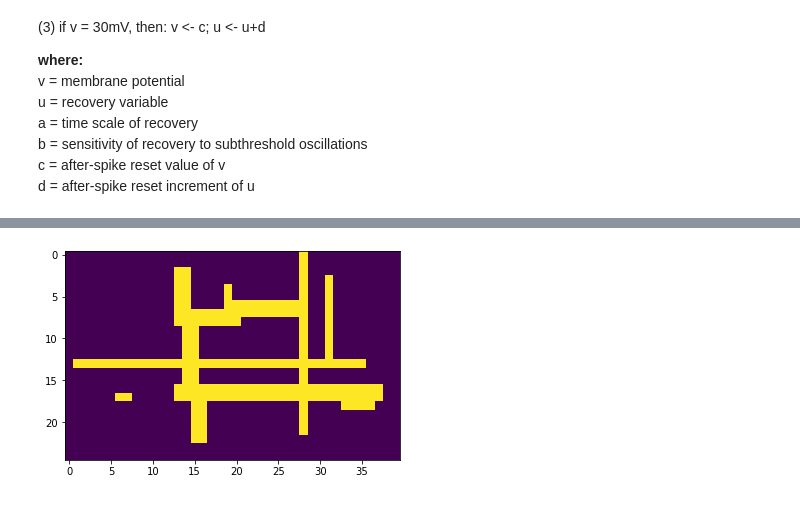
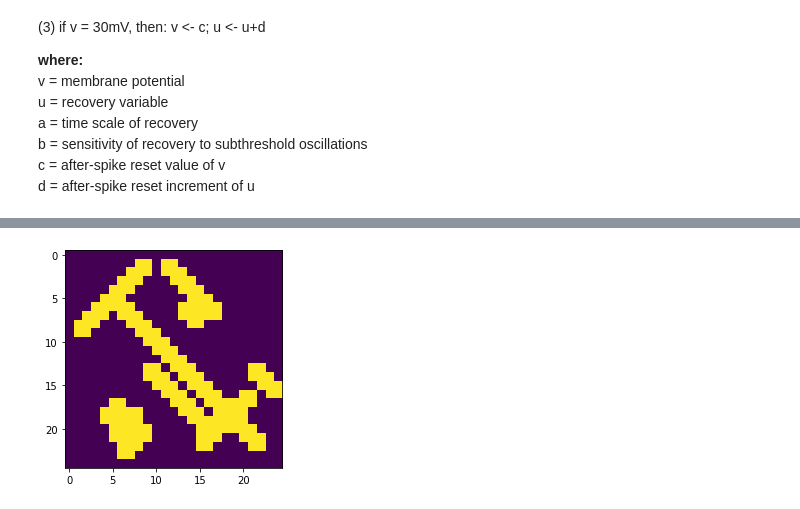
Before and after one commit to two-7182/synchrony, a Jupyter notebook: izhikevich_matlab.ipynb, the cells around one changed output, grey strips where cells are left out. Drawn from its saved outputs; the diff is of its cells as text; code cells hidden in the pictures.

Commit message:
added spatial and angle connections, more functions for pattern generation

```diff
--- a/izhikevich_matlab.ipynb
+++ b/izhikevich_matlab.ipynb
@@ -1,16 +1,17 @@
 # %%
+import itertools
+import math
 import mdp
 import matplotlib.pyplot as plt
 import numpy as np
-from numpy import *
-from numpy.random import *
 import scipy as sp
 import scipy.misc
 from skimage.draw import line_aa
-import numpy as np
 from skimage.draw import line_aa
 import seaborn as sns
 import time
+
+height, width = 18, 18
 # %%
 #filters
 
@@ -136,0 +162,22 @@ def simulate(a,b,c,d,v0,u0,length,verbose=True):
+# %%
+#angle differences
+
+def angle_diff(x,y):
+    x,y = sorted([x,y])
+    abs_diff = 180 - abs(abs(x-y) - 180)
+    if (x == 0 and y > 90) or (x < 90 and y == 180):
+        return (180 - abs_diff)/45
+    return abs_diff/45
+
+vec_len = width*height
+angles = [180//4*i for i in range(len(filters))]
+angle_diffs = np.zeros((vec_len*len(filters), vec_len*len(filters)))
+
+for i in range(len(angles)):
+    for j in range(len(angles)):
+        angle_diffs[vec_len*i:vec_len*(i+1),vec_len*j:vec_len*(j+1)] = angle_diff(angles[i], angles[j])
+angle_connect = 1/(angle_diffs+1)
+
+#connections
+connect = angle_connect * spatial_connect * 0.5
+connect.shape
@@ -137,15 +212,15 @@ def simulate(a,b,c,d,v0,u0,length,verbose=True):
 # %%
 #image generation
-height, width = 25, 40
 img = np.zeros(shape=(height,width))
 
-for i in range(3):
-    img[random_line(height, width)] = 1
-    img[horizontal_line(height, width)] = 1
-    img[vertical_line(height, width)] = 1
+for i in range(5):
+    #img[line_0(height, width)] = 1
+    #img[line_90(height, width)] = 1
+    img[line_45(height, width)] = 1
+    img[line_135(height, width)] = 1
 
 plt.imshow(img)
 plt.show()
 # %% [output]
-[figure, old version]
+[figure, new version]
 # %%
```
Also changed, not shown: parts of 11 cells of this notebook.
